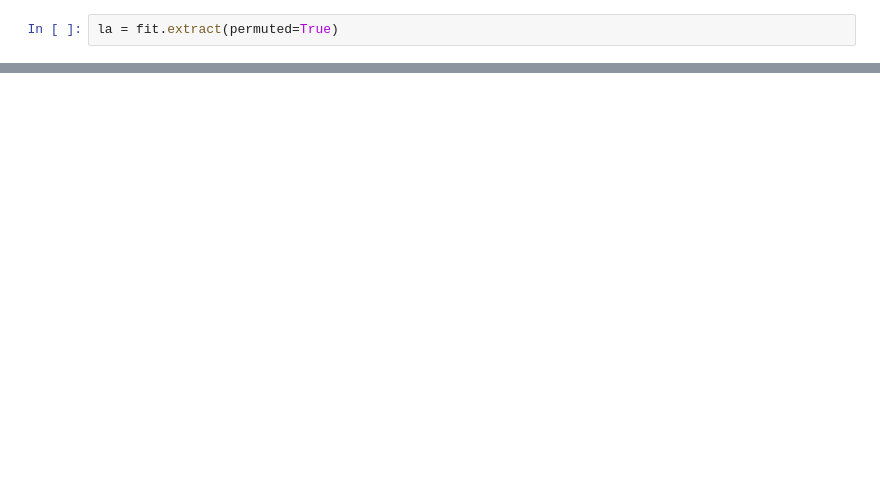
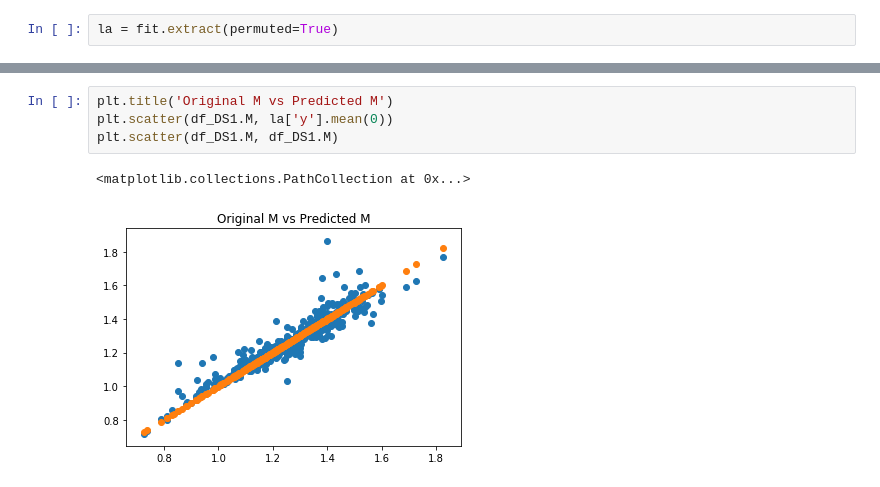
Before and after one commit to fmezacr/STELLAR, a Jupyter notebook: FASE_2/DATA/DatosEstelares_DropNan_Masa_HBM.ipynb, the cells around one changed output, grey strips where cells are left out. Saved outputs shown, nothing was run; the diff lists cells and outputs as text; blank space fills up the shorter version.

Commit message:
Adding Iriginal M vs Predicted M in function of time

```diff
--- a/FASE_2/DATA/DatosEstelares_DropNan_Masa_HBM.ipynb
+++ b/FASE_2/DATA/DatosEstelares_DropNan_Masa_HBM.ipynb
@@ -405,0 +420,7 @@ plt.scatter(df_DS1.R, df_DS1.M)
+# %%
+plt.title('Original M vs Predicted M')
+plt.scatter(df_DS1.M, la['y'].mean(0))
+plt.scatter(df_DS1.M, df_DS1.M)
+# %% [output]
+<matplotlib.collections.PathCollection at 0x...>
+[figure, added]
```
Also changed, not shown: parts of 15 cells of this notebook.
